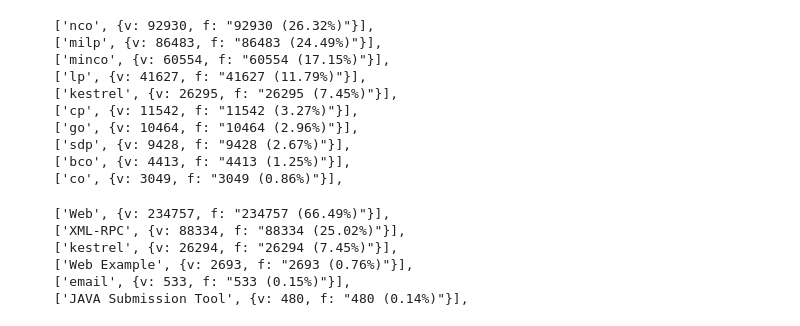
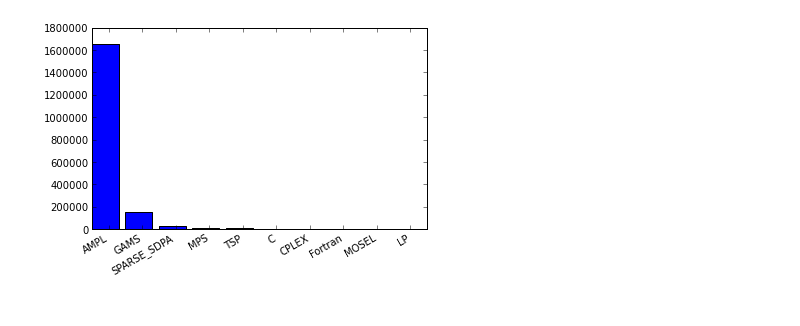
Before and after one commit to vitaut-archive/neos-stats, a Jupyter notebook: neos-stats.ipynb, the cells around one changed output. Saved outputs shown, nothing was run; the diff lists cells and outputs as text; code cells hidden in the pictures.

```diff
--- a/neos-stats.ipynb
+++ b/neos-stats.ipynb
@@ -48,3 +48,6 @@ def get_gchart_stats(start_date, end_date, stat_kind):
   for i in range(min(10, len(values))):
     print "  ['{0}', {{v: {1}, f: \"{1} ({2:.2%})\"}}],".format(
       names[i], values[i], values[i] / float(total))
+
+start_date = '2013-01-01'
+end_date = '2013-12-31'
@@ -93,22 +54,4 @@ get_gchart_stats('2012-01-01', '2012-12-31', 'input')
-# %%
-get_gchart_stats('2012-01-01', '2012-12-31', 'catagory')
-# %% [output]
-  ['nco', {v: 92930, f: "92930 (26.32%)"}],
-  ['milp', {v: 86483, f: "86483 (24.49%)"}],
-  ['minco', {v: 60554, f: "60554 (17.15%)"}],
-  ['lp', {v: 41627, f: "41627 (11.79%)"}],
-  ['kestrel', {v: 26295, f: "26295 (7.45%)"}],
-  ['cp', {v: 11542, f: "11542 (3.27%)"}],
-  ['go', {v: 10464, f: "10464 (2.96%)"}],
-  ['sdp', {v: 9428, f: "9428 (2.67%)"}],
-  ['bco', {v: 4413, f: "4413 (1.25%)"}],
-  ['co', {v: 3049, f: "3049 (0.86%)"}],
-# %%
-get_gchart_stats('2012-01-01', '2012-12-31', 'interface')
-# %% [output]
-  ['Web', {v: 234757, f: "234757 (66.49%)"}],
-  ['XML-RPC', {v: 88334, f: "88334 (25.02%)"}],
-  ['kestrel', {v: 26294, f: "26294 (7.45%)"}],
-  ['Web Example', {v: 2693, f: "2693 (0.76%)"}],
-  ['email', {v: 533, f: "533 (0.15%)"}],
-  ['JAVA Submission Tool', {v: 480, f: "480 (0.14%)"}],
+# %%
+plot_stats(start_date, end_date, 'input')
+# %% [output]
+[figure, added]
```
Also changed, not shown: parts of 13 cells of this notebook.
